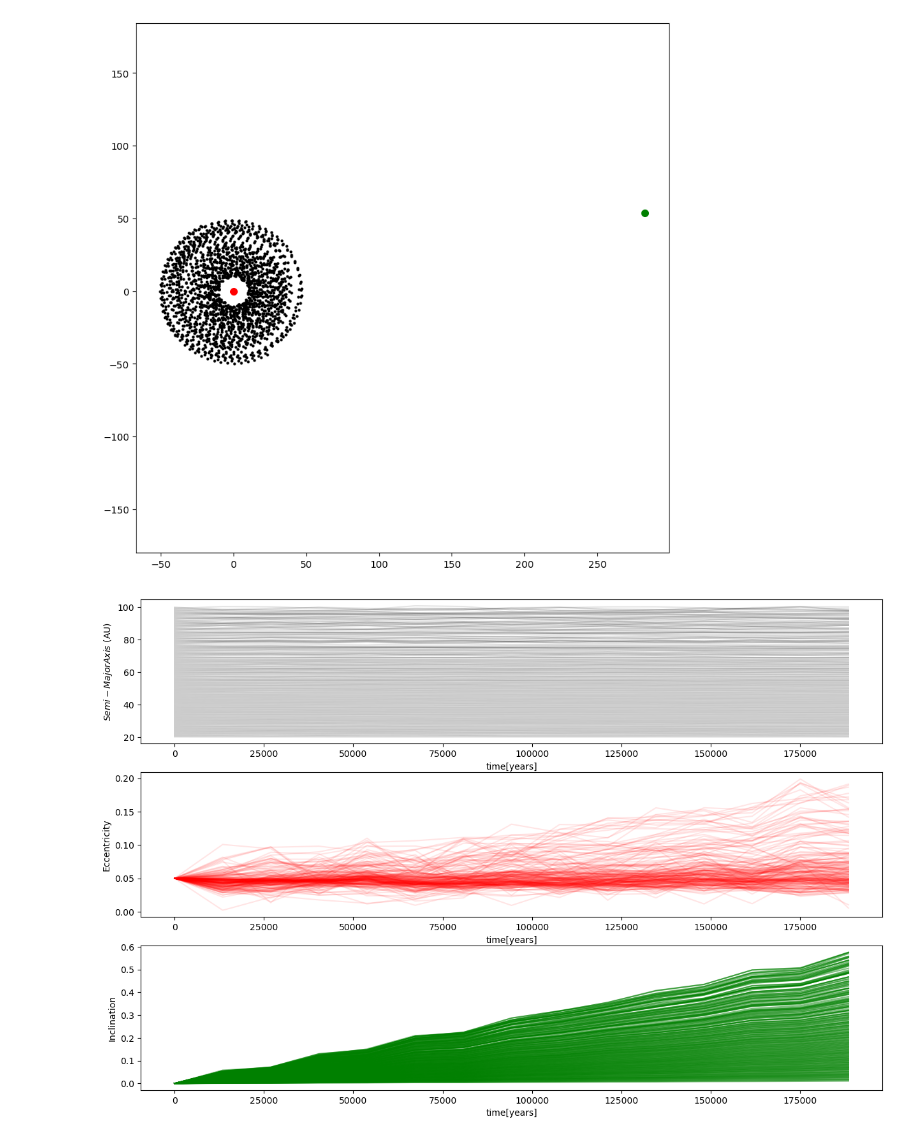
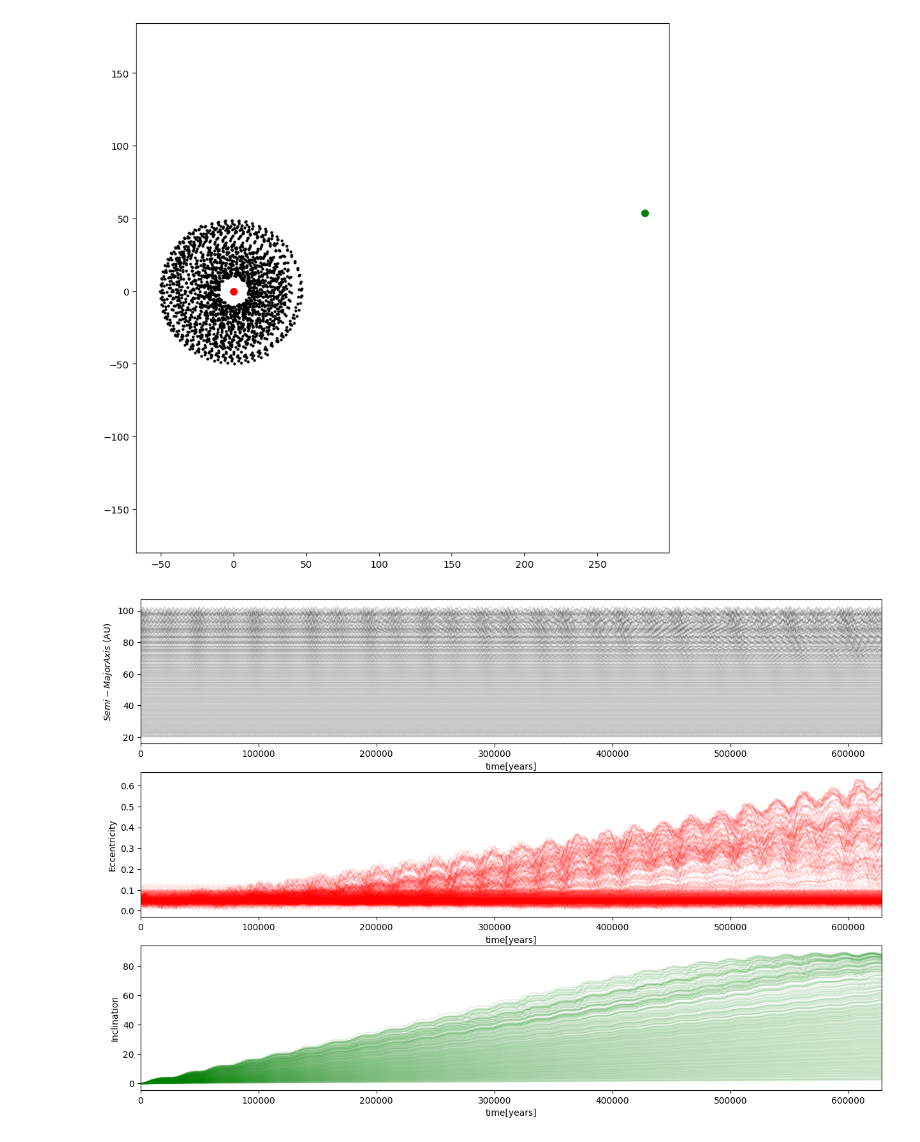
Before and after one commit to tigerchenlu98/rebound, a Jupyter notebook: ipython_examples/Finalized_Jeremiah_Summer_2023.ipynb, the cells around one changed output. Saved outputs shown, nothing was run; the diff lists cells and outputs as text; code cells hidden in the pictures.

```diff
--- a/ipython_examples/Finalized_Jeremiah_Summer_2023.ipynb
+++ b/ipython_examples/Finalized_Jeremiah_Summer_2023.ipynb
@@ -37,14 +37,3 @@ ax.axis('equal')
 # %% [output]
 (-66.22129219728129, 301.72482343796577, -44.86240893732638, 54.13078647512624)
 [figure]
-# %%
-#Snapshot.Beginning (No time). (x,z). Debris Disk Diameter = 50 AU
-fig = plt.figure(figsize=(10,10))
-plt.scatter(sim.particles[0].x, sim.particles[0].z,marker=".",color='r',linewidth=5)
-plt.scatter(sim.particles[-1].x, sim.particles[-1].z,marker=".",color='g',linewidth=5)
-ax=plt.subplot()
-ax.set_ylabel("$Z$ (AU)")
-ax.set_xlabel("$x$(AU)")
-for j in range(sim.N-2):
-    i=j+1
-    plt.scatter(sim.particles[i].x, sim.particles[i].z,marker=".",color='k',linewidth=0)
@@ -119,10 +106,10 @@ sim.dt = sim.particles[2].calculate_orbit(primary=sim.particles[0]).P / 10.12345
 sim.N_active=2
 
 
-Time=1000.*2*np.pi
-N_out=15
+Time=100000.*2*np.pi
+N_out=2000
 xy=np.zeros((N_out,Testparticle,2))
-times = np.linspace(0., 30.*Time, N_out)
+times = np.linspace(0., Time, N_out)
 
 
 # initialize a, e, and inc arrays
@@ -146,20 +133,20 @@ for i,time in enumerate(times):
 # %%
 fig, ax = plt.subplots(figsize=(15,10), nrows = 3, ncols = 1)
 
 
 # if i call a[:,:-1] it gives me all times (first entry) and all particles except the last one (which is the binary) (second entry of a)
 
 ax[0].plot(times, a[:,:-1],alpha=.1, color='k')
 ax[1].plot(times, e[:,:-1], color ='r',alpha=.1)
-ax[2].plot(times, inc[:,:-1], color = 'g',alpha=.5)
+ax[2].plot(times, np.degrees(inc[:,:-1]), color = 'g',alpha=.1)
 
 ax[0].set(ylabel = '$Semi-Major Axis$ (AU)')
 ax[1].set(ylabel = 'Eccentricity')
 ax[2].set(ylabel = 'Inclination')
 #AX.
 
 
 for axi in ax:
-    axi.set(xlabel = 'time[years]')
+    axi.set(xlabel = 'time[years]', xlim = (times[0], times[-1]))
 # %% [output]
-[figure, old version]
+[figure, new version]
```
Also changed, not shown: parts of 4 cells of this notebook.
